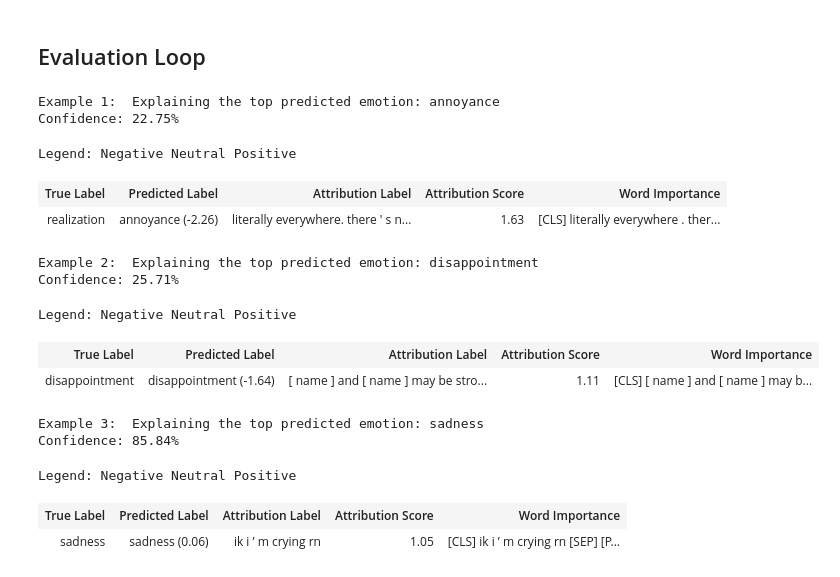
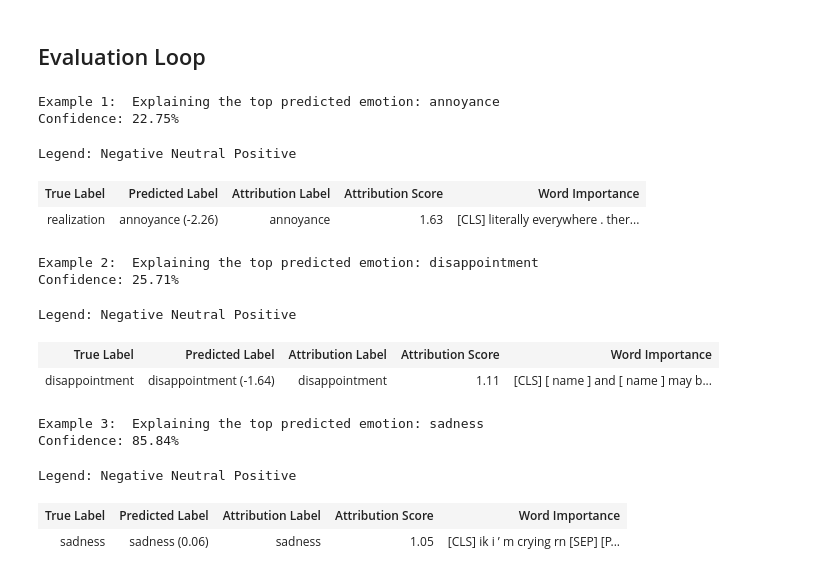
Before and after one commit to BERTsBagels/IMCS3020U_Project_EmotionClassification_Interpretability, a Jupyter notebook: notebooks/IG.ipynb, the cells around one changed output. Cells and saved outputs as stored; diff of their text form; code cells hidden in the pictures.

Commit message:
changed attr_label in IG notebook

```diff
--- a/notebooks/IG.ipynb
+++ b/notebooks/IG.ipynb
@@ -311,42 +311,42 @@ for i in range(3):
 
     # call attribute method to calculate IG
     attributions, delta = lig.attribute(
         inputs=input_ids,
         baselines=baseline_ids,
         target=top_label_idx,
         additional_forward_args=(attention_mask),
         n_steps=50,  # we can increase this if all goes well
         return_convergence_delta=True
     )
 
     # VISUALIZATION HERE - put inside eval loop so each example can be explained
     attributions_sum = summarize_attributions(attributions)
 
 
     method_eval_score_vis = visualization.VisualizationDataRecord(
         word_attributions = attributions_sum,
         pred_prob = torch.max(model(input_ids).logits, dim=1)[0].item(),
         pred_class = top_label_name,
         true_class = id2label[torch.argmax(model(input_ids).logits, dim=1)[0].item()],
-        attr_class = get_texts_list[i], # TODO: Fix the mismatch with the text examples! Change the "texts[i]" to something else!
+        attr_class = top_label_name, #get_texts_list[i], # TODO: Fix the mismatch with the text examples! Change the "texts[i]" to something else!
         attr_score = attributions_sum.sum(),
         raw_input_ids = tokenizer.convert_ids_to_tokens(input_ids.squeeze().tolist()),
         convergence_score = delta)
 
     visualization.visualize_text([method_eval_score_vis])
 # %% [output]
 Example 1:  Explaining the top predicted emotion: annoyance
 Confidence: 22.75%
 Legend: Negative Neutral Positive
 | True Label | Predicted Label | Attribution Label | Attribution Score | Word Importance |
-| realization | annoyance (-2.26) | literally everywhere. there ' s n... | 1.63 | [CLS] literally everywhere . ther... |
+| realization | annoyance (-2.26) | annoyance | 1.63 | [CLS] literally everywhere . ther... |
 Example 2:  Explaining the top predicted emotion: disappointment
 Confidence: 25.71%
 Legend: Negative Neutral Positive
 | True Label | Predicted Label | Attribution Label | Attribution Score | Word Importance |
-| disappointment | disappointment (-1.64) | [ name ] and [ name ] may be stro... | 1.11 | [CLS] [ name ] and [ name ] may b... |
+| disappointment | disappointment (-1.64) | disappointment | 1.11 | [CLS] [ name ] and [ name ] may b... |
 Example 3:  Explaining the top predicted emotion: sadness
 Confidence: 85.84%
 Legend: Negative Neutral Positive
 | True Label | Predicted Label | Attribution Label | Attribution Score | Word Importance |
-| sadness | sadness (0.06) | ik i ’ m crying rn | 1.05 | [CLS] ik i ’ m crying rn [SEP] [P... |
+| sadness | sadness (0.06) | sadness | 1.05 | [CLS] ik i ’ m crying rn [SEP] [P... |
```
Also changed, not shown: parts of 3 cells of this notebook, 2 other files.
